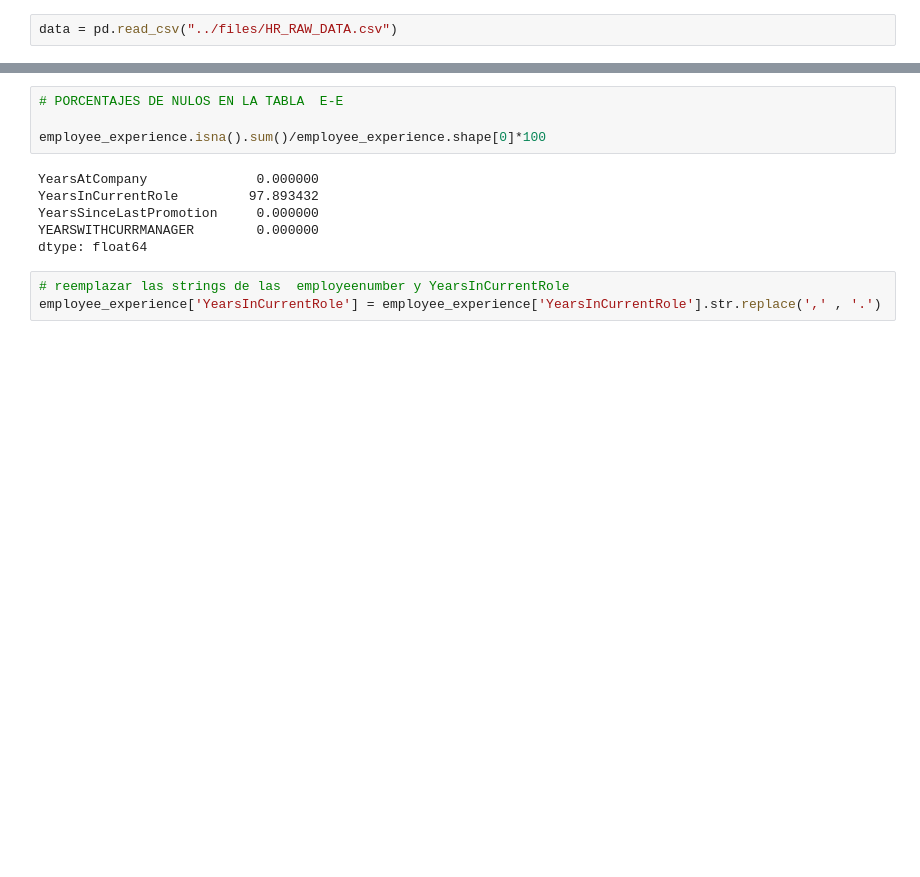
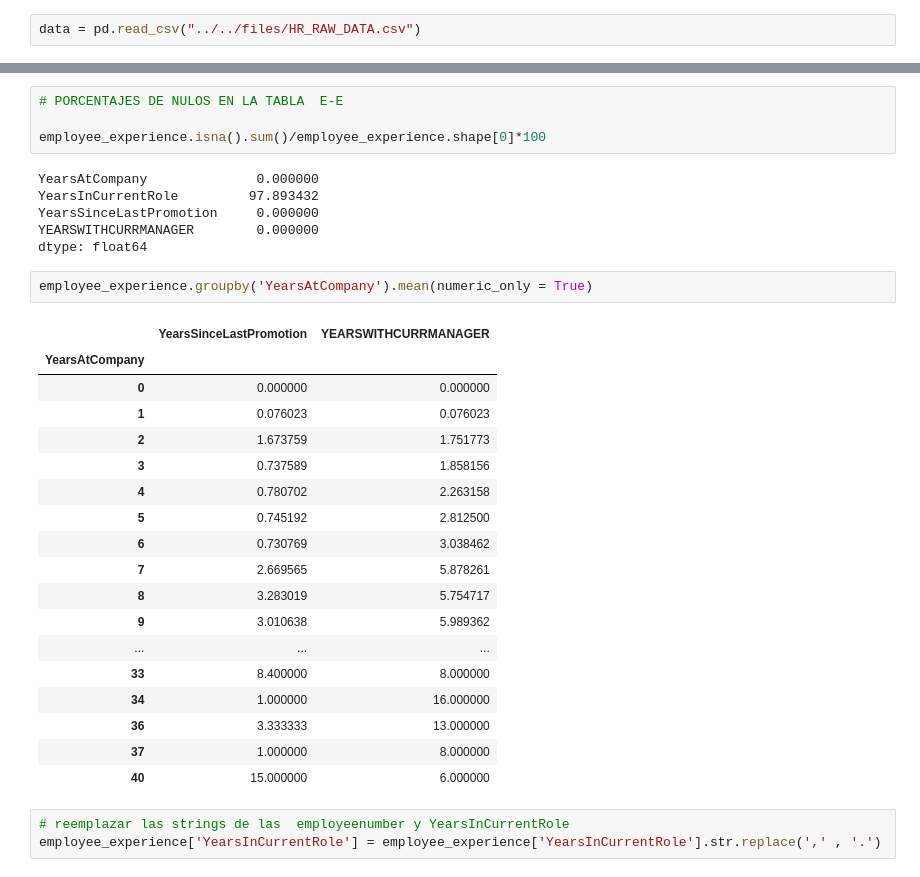
Before and after one commit to raquelmartinrodriguez/proyecto-da-promo-G-modulo-3-team-1, a Jupyter notebook: notebooks/01-exploration/employee.ipynb, the cells around one changed output, grey strips where cells are left out. Drawn from its saved outputs; the diff is of its cells as text; blank space fills up the shorter version.

```diff
--- a/notebooks/01-exploration/employee.ipynb
+++ b/notebooks/01-exploration/employee.ipynb
@@ -15,7 +15,7 @@ import numpy as np
 - AverageSalary // Propuesta de nueva columna para hacer la media de ingresos de los empleados
 - StandardHours
 # %%
-data = pd.read_csv("../files/HR_RAW_DATA.csv")
+data = pd.read_csv("../../files/HR_RAW_DATA.csv")
 # %%
 data.columns
 # %% [output]
@@ -100,6 +100,27 @@ YearsInCurrentRole         97.893432
 YearsSinceLastPromotion     0.000000
 YEARSWITHCURRMANAGER        0.000000
 dtype: float64
+# %%
+employee_experience.groupby('YearsAtCompany').mean(numeric_only = True)
+# %% [output]
+|  | YearsSinceLastPromotion | YEARSWITHCURRMANAGER |
+| YearsAtCompany |  |  |
+| 0 | 0.000000 | 0.000000 |
+| 1 | 0.076023 | 0.076023 |
+| 2 | 1.673759 | 1.751773 |
+| 3 | 0.737589 | 1.858156 |
+| 4 | 0.780702 | 2.263158 |
+| 5 | 0.745192 | 2.812500 |
+| 6 | 0.730769 | 3.038462 |
+| 7 | 2.669565 | 5.878261 |
+| 8 | 3.283019 | 5.754717 |
+| 9 | 3.010638 | 5.989362 |
+| ... | ... | ... |
+| 33 | 8.400000 | 8.000000 |
+| 34 | 1.000000 | 16.000000 |
+| 36 | 3.333333 | 13.000000 |
+| 37 | 1.000000 | 8.000000 |
+| 40 | 15.000000 | 6.000000 |
 # %%
 # reemplazar las strings de las  employeenumber y YearsInCurrentRole
 employee_experience['YearsInCurrentRole'] = employee_experience['YearsInCurrentRole'].str.replace(',' , '.')
```
Also changed, not shown: parts of 8 cells of this notebook.
